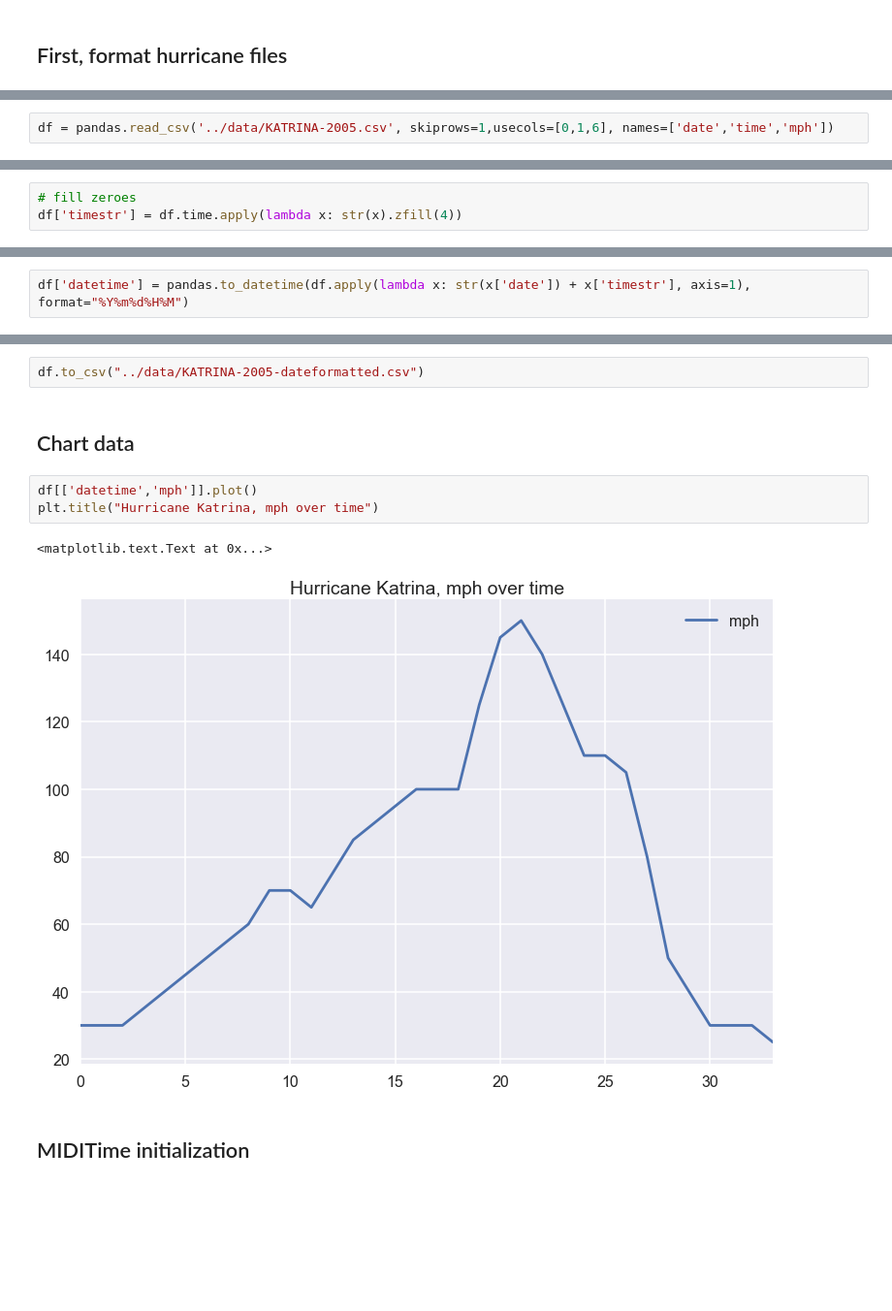
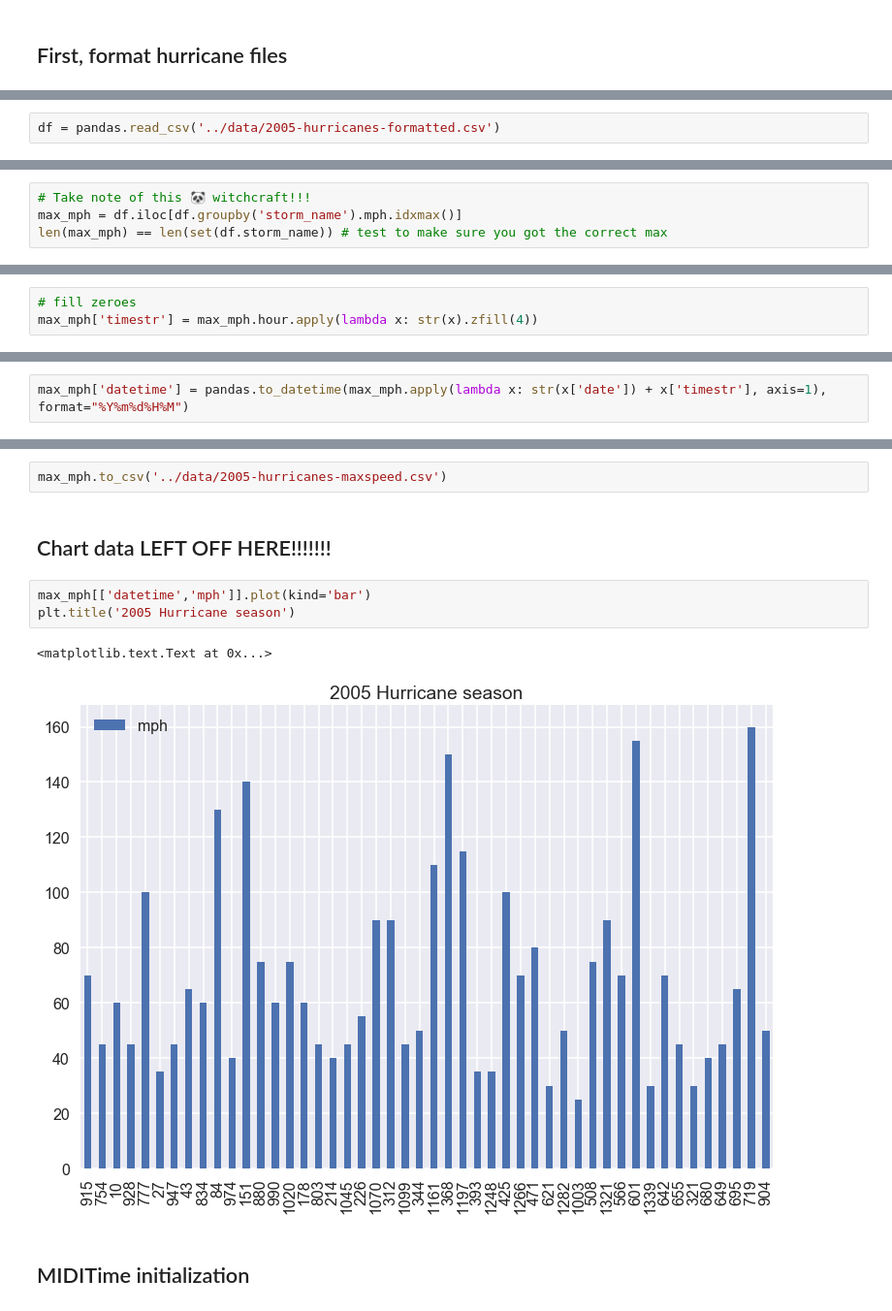
Before and after one commit to sbchou/Sonify-refugees, a Jupyter notebook: hurricanes/notebooks/Sonify2005.ipynb, the cells around one changed output, grey strips where cells are left out. Shown: that part at 97% size. Saved outputs shown, nothing was run; the diff lists cells and outputs as text; blank space fills up the shorter version.

Commit message:
finish formatting 2005 hurricanes

```diff
--- a/hurricanes/notebooks/Sonify2005.ipynb
+++ b/hurricanes/notebooks/Sonify2005.ipynb
@@ -39,2 +41,2 @@ with open('../data/2005-hurricanes-combined') as in_file:
 # %%
-df = pandas.read_csv('../data/KATRINA-2005.csv', skiprows=1,usecols=[0,1,6], names=['date','time','mph'])
+df = pandas.read_csv('../data/2005-hurricanes-formatted.csv')
@@ -60,0 +51,4 @@ Name: date, dtype: int64
+# %%
+# Take note of this 🐼 witchcraft!!!
+max_mph = df.iloc[df.groupby('storm_name').mph.idxmax()]
+len(max_mph) == len(set(df.storm_name)) # test to make sure you got the correct max
@@ -61,3 +59,3 @@ Name: date, dtype: int64
 # %%
 # fill zeroes
-df['timestr'] = df.time.apply(lambda x: str(x).zfill(4))
+max_mph['timestr'] = max_mph.hour.apply(lambda x: str(x).zfill(4))
@@ -64,2 +67,2 @@ df['timestr'] = df.time.apply(lambda x: str(x).zfill(4))
 # %%
-df['datetime'] = pandas.to_datetime(df.apply(lambda x: str(x['date']) + x['timestr'], axis=1), format="%Y%m%d%H%M")
+max_mph['datetime'] = pandas.to_datetime(max_mph.apply(lambda x: str(x['date']) + x['timestr'], axis=1), format="%Y%m%d%H%M")
@@ -72,13 +90,13 @@ print(df.datetime.min())
 # %%
-df.to_csv("../data/KATRINA-2005-dateformatted.csv")
+max_mph.to_csv('../data/2005-hurricanes-maxspeed.csv')
 # %% [markdown]
-## Chart data
+## Chart data LEFT OFF HERE!!!!!!!
 # %%
-df[['datetime','mph']].plot()
-plt.title("Hurricane Katrina, mph over time")
+max_mph[['datetime','mph']].plot(kind='bar')
+plt.title('2005 Hurricane season')
 # %% [output]
 <matplotlib.text.Text at 0x...>
-[figure, old version]
+[figure, new version]
 # %% [markdown]
 ## MIDITime initialization
 # %% [markdown]
```
Also changed, not shown: parts of 12 cells of this notebook, 1 other file.
